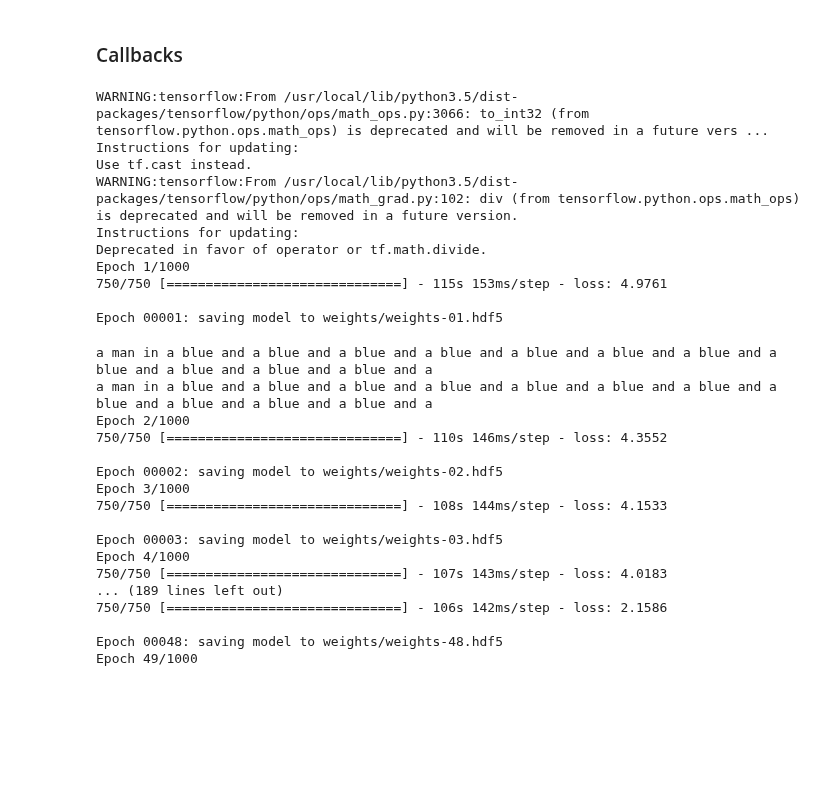
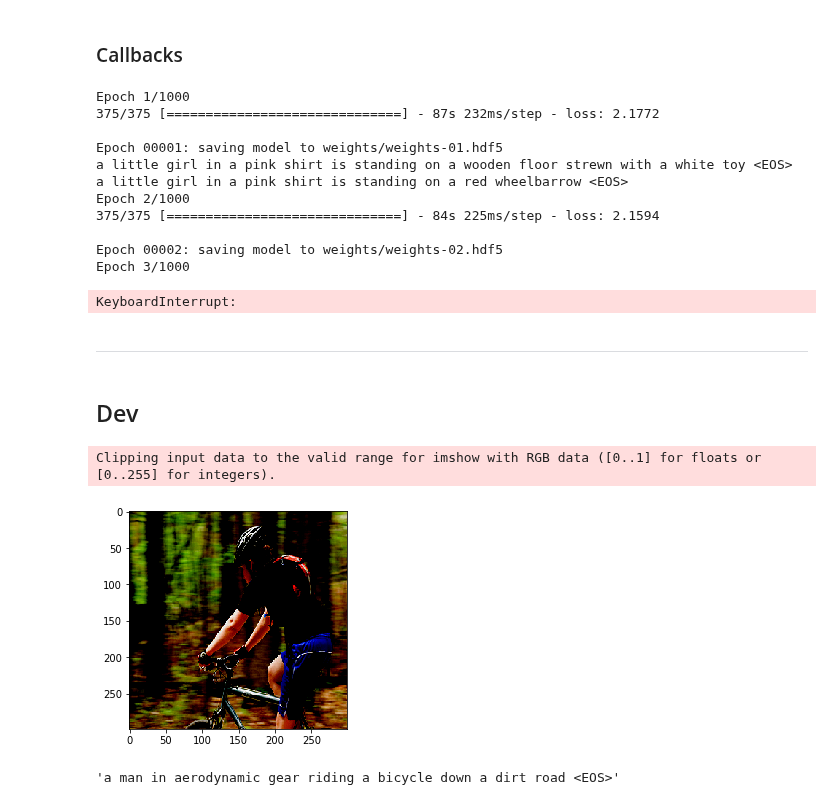
Before and after one commit to VIVelev/Image-Captioning, a Jupyter notebook: src/main.ipynb, the cells around one changed output. Saved outputs shown, nothing was run; the diff lists cells and outputs as text; code cells hidden in the pictures; blank space fills up the shorter version.

```diff
--- a/src/main.ipynb
+++ b/src/main.ipynb
@@ -636,5 +638,5 @@ model.compile(Adam(0.001), loss='categorical_crossentropy')
 # %%
-num_imgs_per_batch = 8
+num_imgs_per_batch = 16
 
 generator = data_generator(
     train_image_descriptions,
@@ -653,30 +655,31 @@ model.fit_generator(
     callbacks=callbacks,
 )
 # %% [output]
-WARNING:tensorflow:From /usr/local/lib/python3.5/dist-packages/tensorflow/python/ops/math_ops.py:3066: to_int32 (from tensorflow.python.ops.math_ops) is deprecated and will be removed in a future vers ...
-Instructions for updating:
-Use tf.cast instead.
-WARNING:tensorflow:From /usr/local/lib/python3.5/dist-packages/tensorflow/python/ops/math_grad.py:102: div (from tensorflow.python.ops.math_ops) is deprecated and will be removed in a future version.
-Instructions for updating:
-Deprecated in favor of operator or tf.math.divide.
 Epoch 1/1000
-750/750 [==============================] - 115s 153ms/step - loss: 4.9761
+375/375 [==============================] - 87s 232ms/step - loss: 2.1772
 
 Epoch 00001: saving model to weights/weights-01.hdf5
+a little girl in a pink shirt is standing on a wooden floor strewn with a white toy <EOS>
+a little girl in a pink shirt is standing on a red wheelbarrow <EOS>
+Epoch 2/1000
+375/375 [==============================] - 84s 225ms/step - loss: 2.1594
+
+Epoch 00002: saving model to weights/weights-02.hdf5
+Epoch 3/1000
-a man in a blue and a blue and a blue and a blue and a blue and a blue and a blue and a blue and a blue and a blue and a blue and a
-a man in a blue and a blue and a blue and a blue and a blue and a blue and a blue and a blue and a blue and a blue and a blue and a
-Epoch 2/1000
-750/750 [==============================] - 110s 146ms/step - loss: 4.3552
-
-Epoch 00002: saving model to weights/weights-02.hdf5
-Epoch 3/1000
-750/750 [==============================] - 108s 144ms/step - loss: 4.1533
-
-Epoch 00003: saving model to weights/weights-03.hdf5
-Epoch 4/1000
-750/750 [==============================] - 107s 143ms/step - loss: 4.0183
-... (189 lines left out)
-750/750 [==============================] - 106s 142ms/step - loss: 2.1586
-
-Epoch 00048: saving model to weights/weights-48.hdf5
-Epoch 49/1000
+KeyboardInterrupt:
+# %% [markdown]
+***
+# %% [markdown]
+## Dev
+# %%
+dev_image_descriptions['2431723485_bc6b8e6418']
+img = load_image('2431723485_bc6b8e6418')
+
+plt.imshow(img);
+# %% [output]
+Clipping input data to the valid range for imshow with RGB data ([0..1] for floats or [0..255] for integers).
+[figure, added]
+# %%
+inference(img)
+# %% [output]
+'a man in aerodynamic gear riding a bicycle down a dirt road <EOS>'
```
Also changed, not shown: parts of 1 cell of this notebook.
